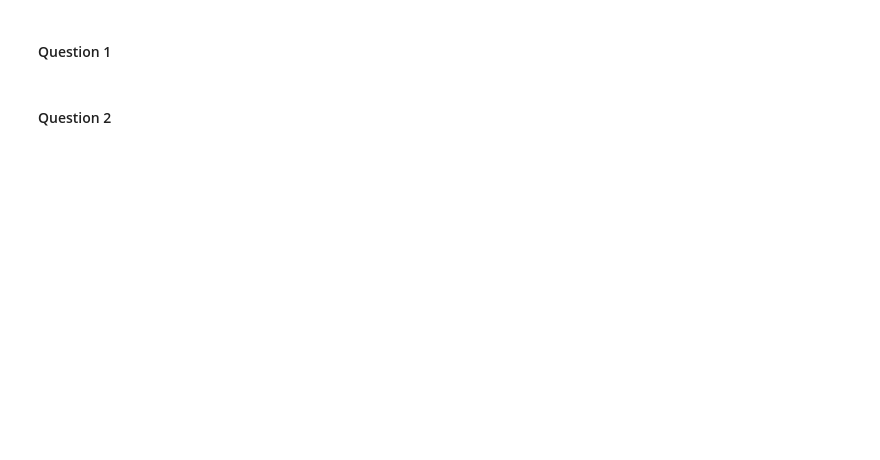
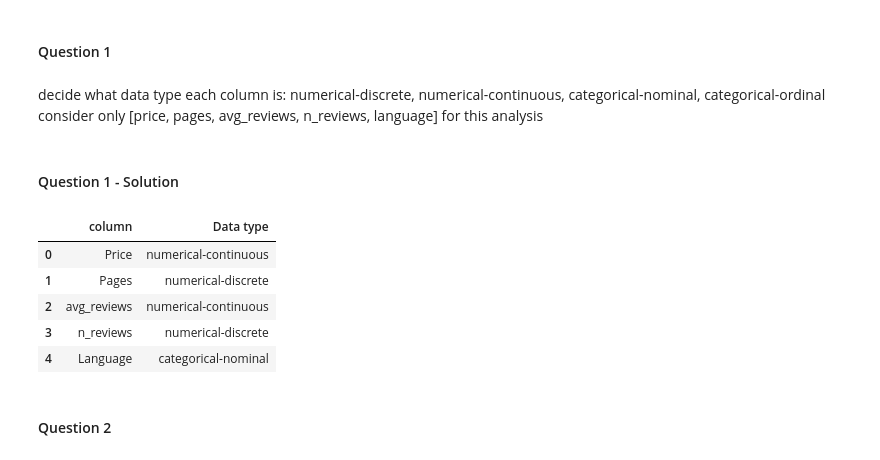
Before and after one commit to OmerKriger/DataSciencePython-PreprocessingData, a Jupyter notebook: assignment2-task2.ipynb, the cells around one changed output. Cells and saved outputs as stored; diff of their text form; code cells hidden in the pictures; blank space fills up the shorter version.

```diff
--- a/assignment2-task2.ipynb
+++ b/assignment2-task2.ipynb
@@ -22,2 +39,17 @@ df.info()
+# %% [markdown]
+decide what data type each column is: numerical-discrete, numerical-continuous, categorical-nominal, categorical-ordinal
+consider only [price, pages, avg_reviews, n_reviews, language] for this analysis
+# %% [markdown]
+#### Question 1 - Solution
+# %%
+result = [('Price', 'numerical-continuous'), ('Pages', 'numerical-discrete'),('avg_reviews', 'numerical-continuous'), ('n_reviews', 'numerical-discrete'), ('Language', 'categorical-nominal')]
+pd.DataFrame(result,columns=['column','Data type'])
+# %% [output]
+|  | column | Data type |
+| 0 | Price | numerical-continuous |
+| 1 | Pages | numerical-discrete |
+| 2 | avg_reviews | numerical-continuous |
+| 3 | n_reviews | numerical-discrete |
+| 4 | Language | categorical-nominal |
 # %% [markdown]
 #### Question 2
```
Also changed, not shown: parts of 41 cells of this notebook.
